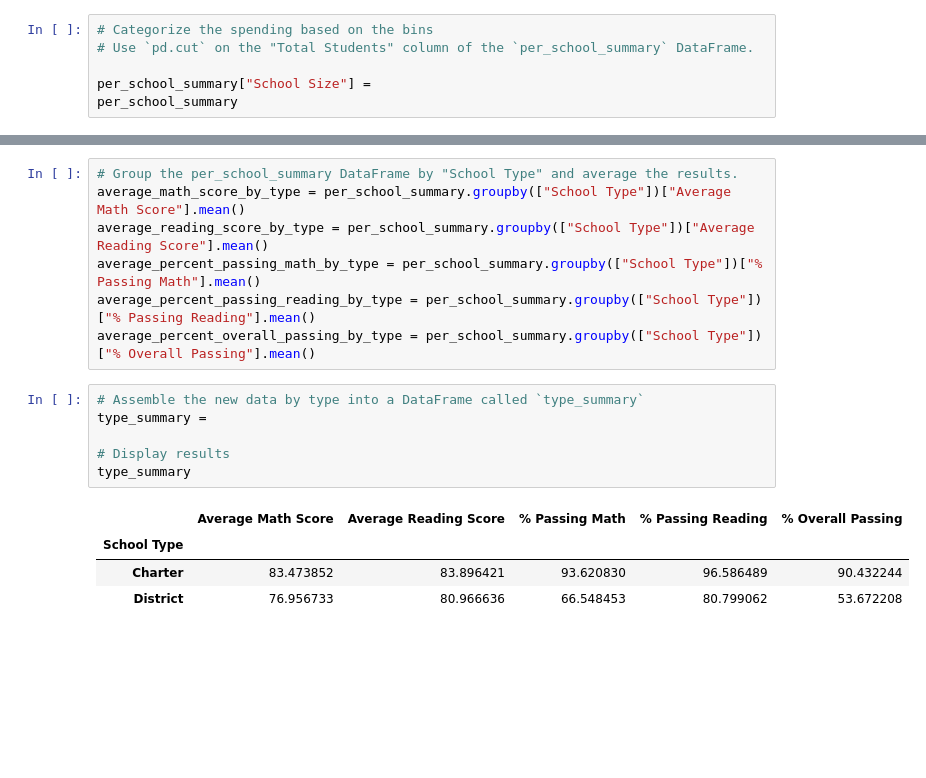
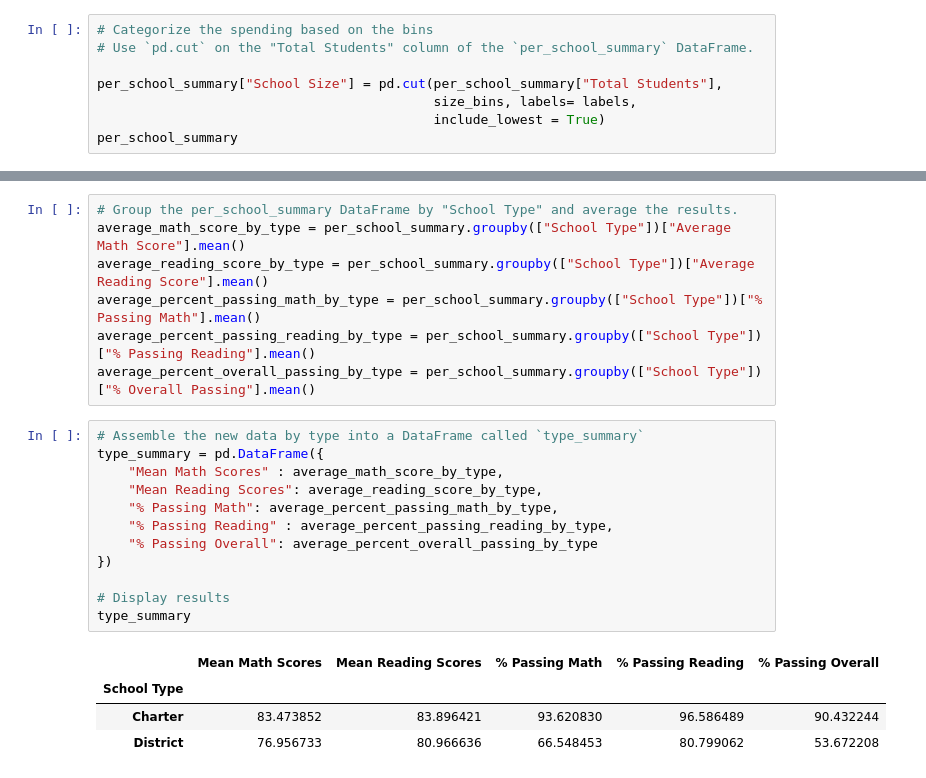
Before and after one commit to thebuttercupgang/pandas-challenge, a Jupyter notebook: PyCitySchools/PyCitySchools.ipynb, the cells around one changed output, grey strips where cells are left out. Cells and saved outputs as stored; diff of their text form; blank space fills up the shorter version.

```diff
--- a/PyCitySchools/PyCitySchools.ipynb
+++ b/PyCitySchools/PyCitySchools.ipynb
@@ -475,7 +486,9 @@ labels = ["Small (<1000)", "Medium (1000-2000)", "Large (2000-5000)"]
 # Categorize the spending based on the bins
 # Use `pd.cut` on the "Total Students" column of the `per_school_summary` DataFrame.
 
-per_school_summary["School Size"] =
+per_school_summary["School Size"] = pd.cut(per_school_summary["Total Students"],
+                                           size_bins, labels= labels,
+                                           include_lowest = True)
 per_school_summary
 # %% [output]
 |  | School Type | Total Students | Total School Budget | Per Student Budget | Average Math Score | ... |
@@ -525,12 +545,18 @@ average_percent_passing_reading_by_type = per_school_summary.groupby(["School Ty
 average_percent_overall_passing_by_type = per_school_summary.groupby(["School Type"])["% Overall Passing"].mean()
 # %%
 # Assemble the new data by type into a DataFrame called `type_summary`
-type_summary =
+type_summary = pd.DataFrame({
+    "Mean Math Scores" : average_math_score_by_type,
+    "Mean Reading Scores": average_reading_score_by_type,
+    "% Passing Math": average_percent_passing_math_by_type,
+    "% Passing Reading" : average_percent_passing_reading_by_type,
+    "% Passing Overall": average_percent_overall_passing_by_type
+})
 
 # Display results
 type_summary
 # %% [output]
-|  | Average Math Score | Average Reading Score | % Passing Math | % Passing Reading | % Overall Passing |
+|  | Mean Math Scores | Mean Reading Scores | % Passing Math | % Passing Reading | % Passing Overall |
 | School Type |  |  |  |  |  |
 | Charter | 83.473852 | 83.896421 | 93.620830 | 96.586489 | 90.432244 |
 | District | 76.956733 | 80.966636 | 66.548453 | 80.799062 | 53.672208 |
```
Also changed, not shown: parts of 7 cells of this notebook.
